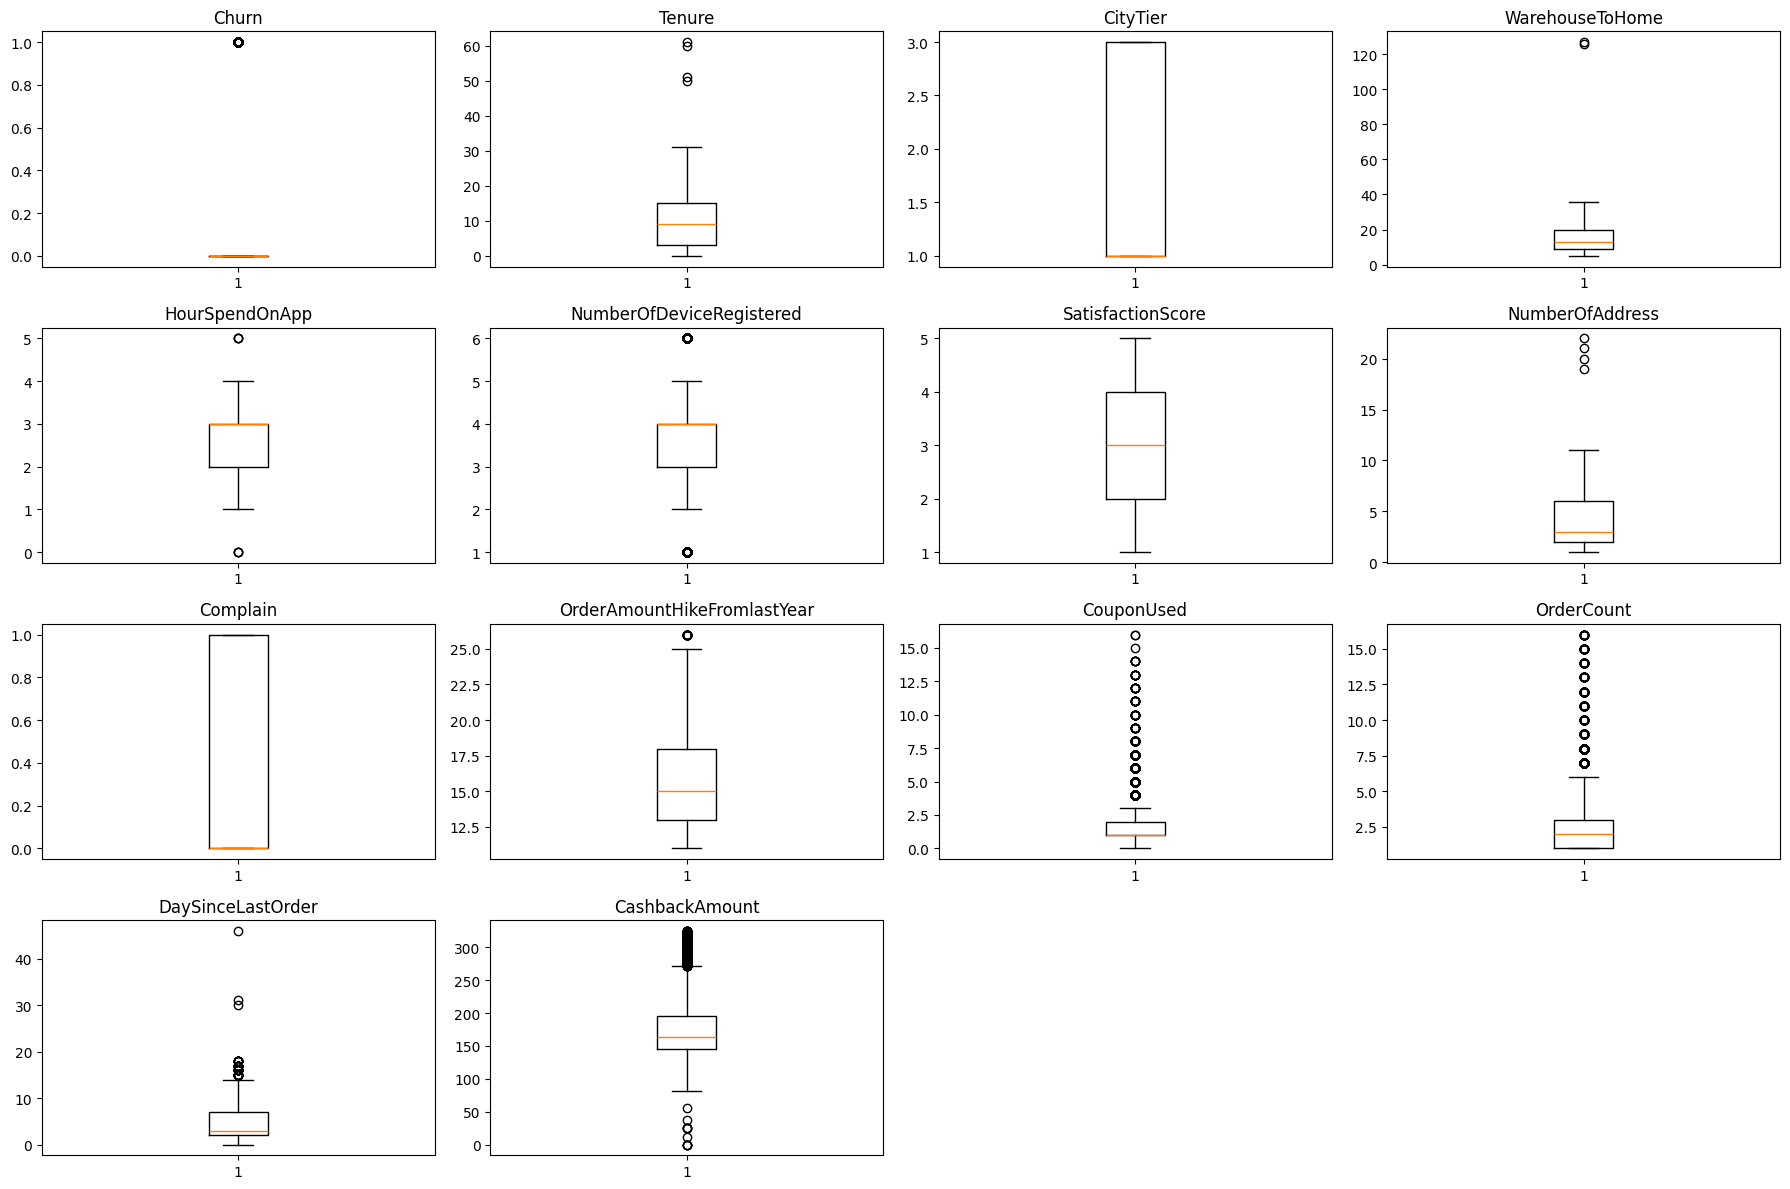
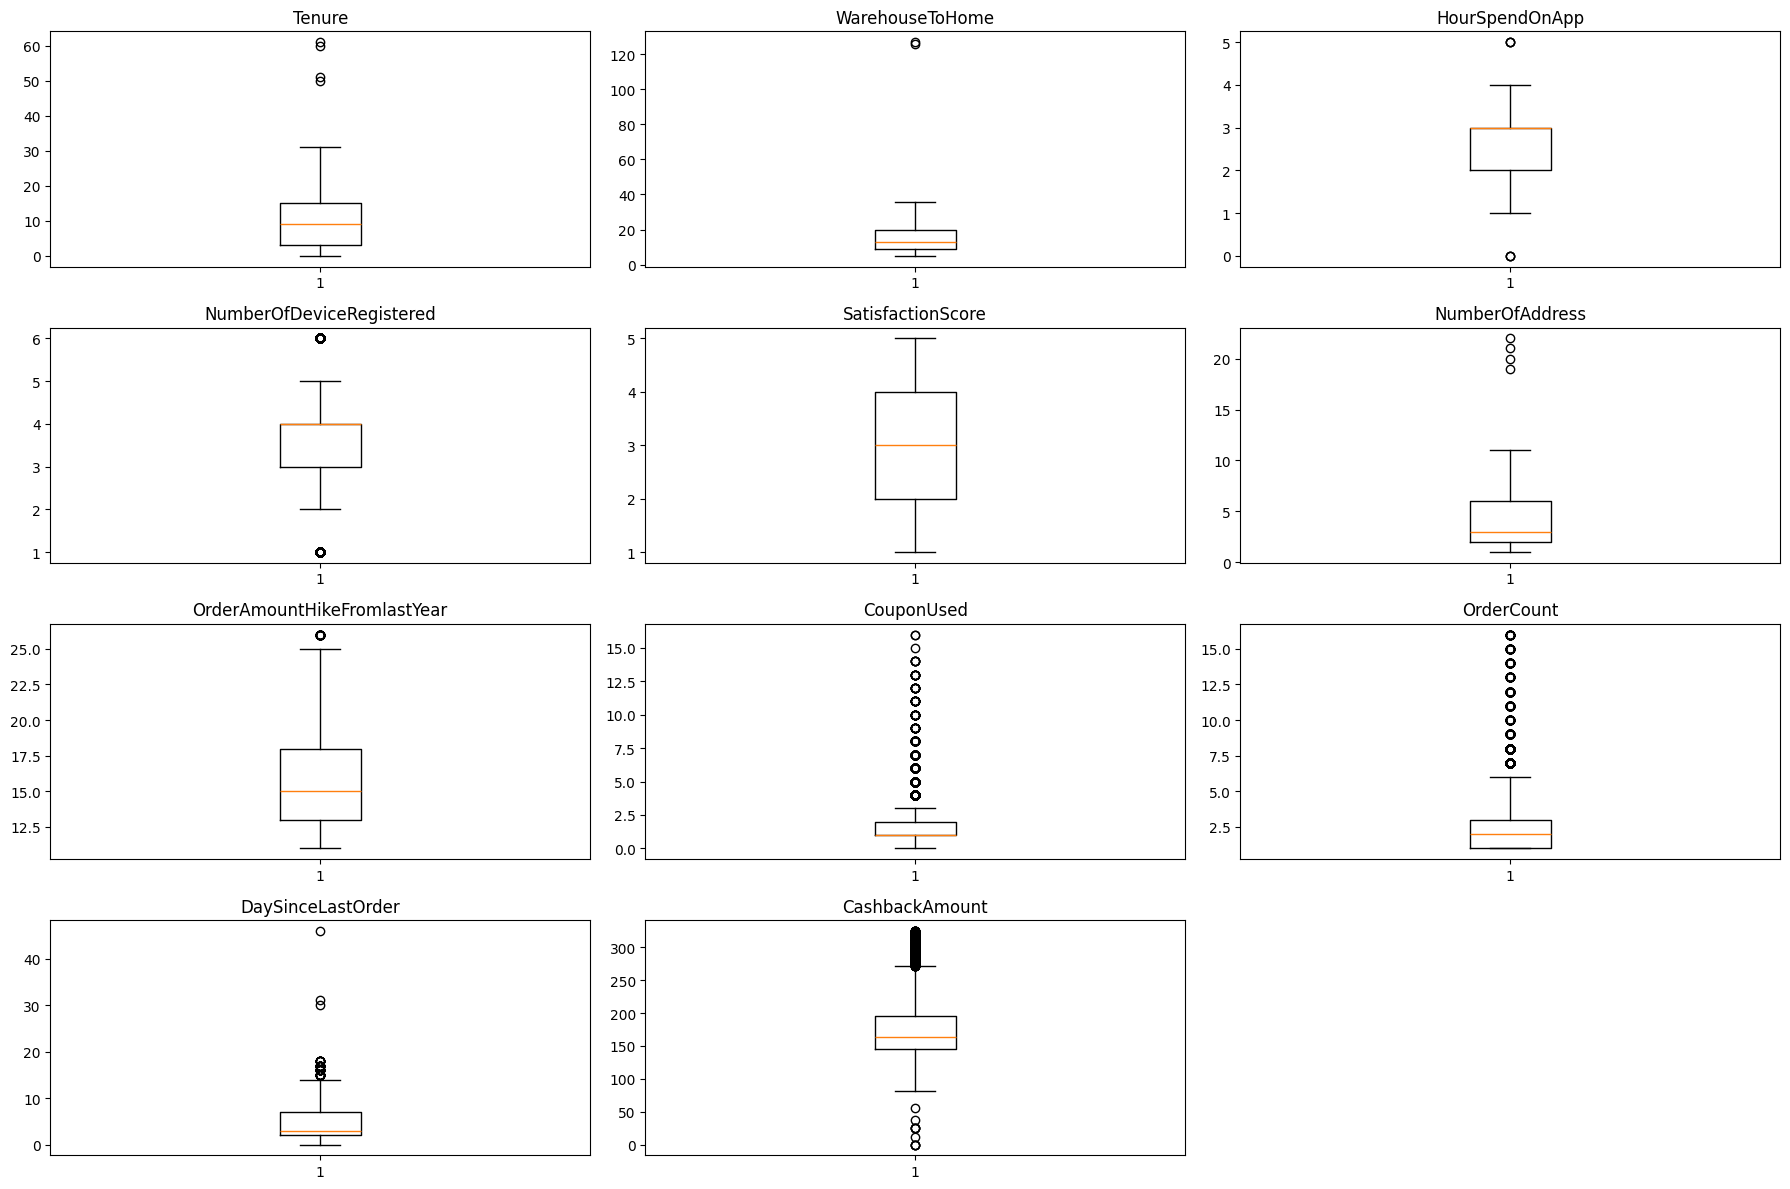
Code edit (unified diff) that turned the first committed figure into the second:
--- before
+++ after
@@ -1,9 +1,9 @@
 # Excluindo as colunas Churn, CityTier e Complain para análise de boxplot
-df_numeric2 = df_clean.select_dtypes(include='number').drop(columns=['Churn', 'CityTier', 'Complain'])  
+df_numeric2 = df_clean.select_dtypes(include='number').drop(columns=['Churn', 'Complain', 'CityTier'])  
 
 plt.figure(figsize=(18, 12))
 
 for i, coluna in enumerate(df_numeric2.columns):
-    plt.subplot(4, 4, i + 1)   # agora cabem até 16 gráficos
+    plt.subplot(4, 3, i + 1)   # agora cabem até 16 gráficos
     plt.boxplot(df_numeric2[coluna], vert=True)
     plt.title(coluna)

Commit: feat: Tratamento de dados e coluna calculada2